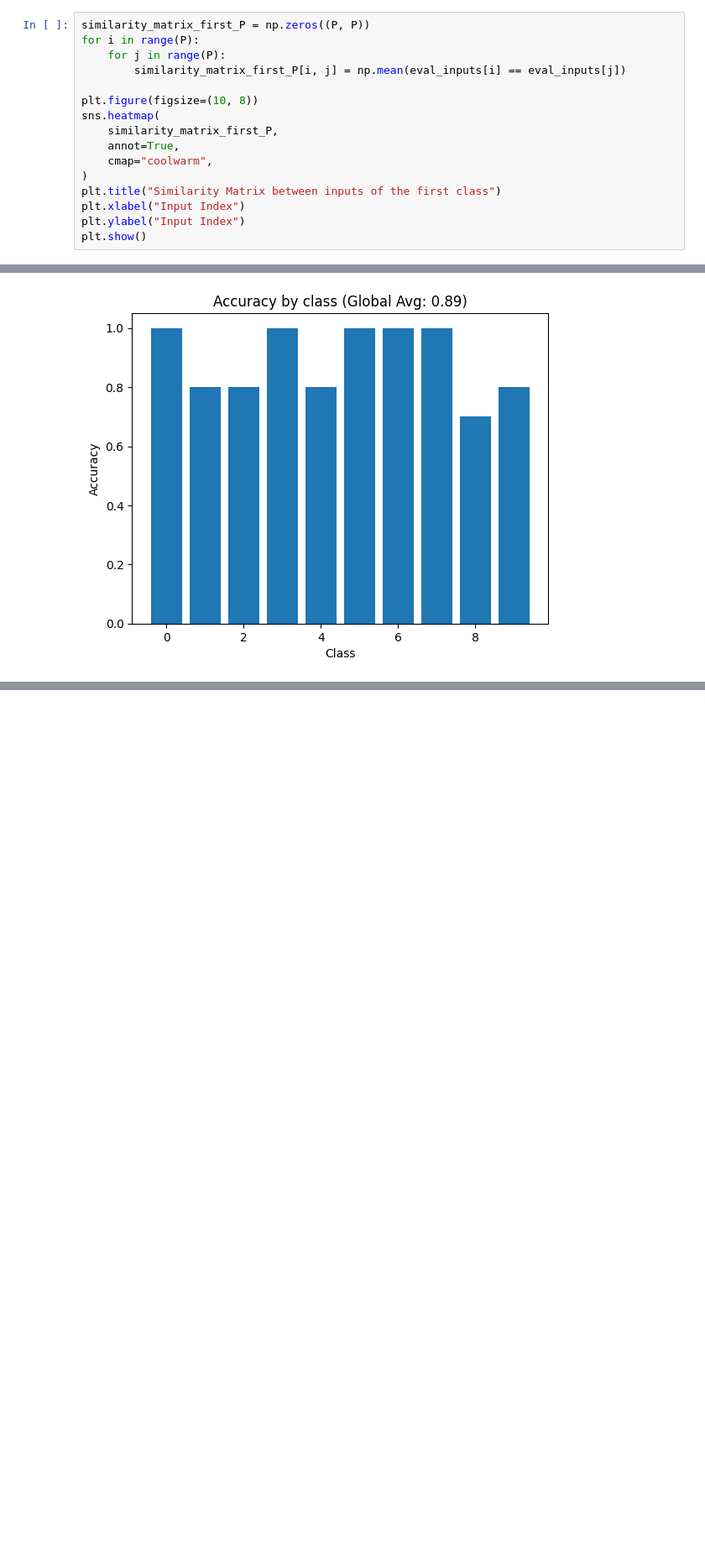
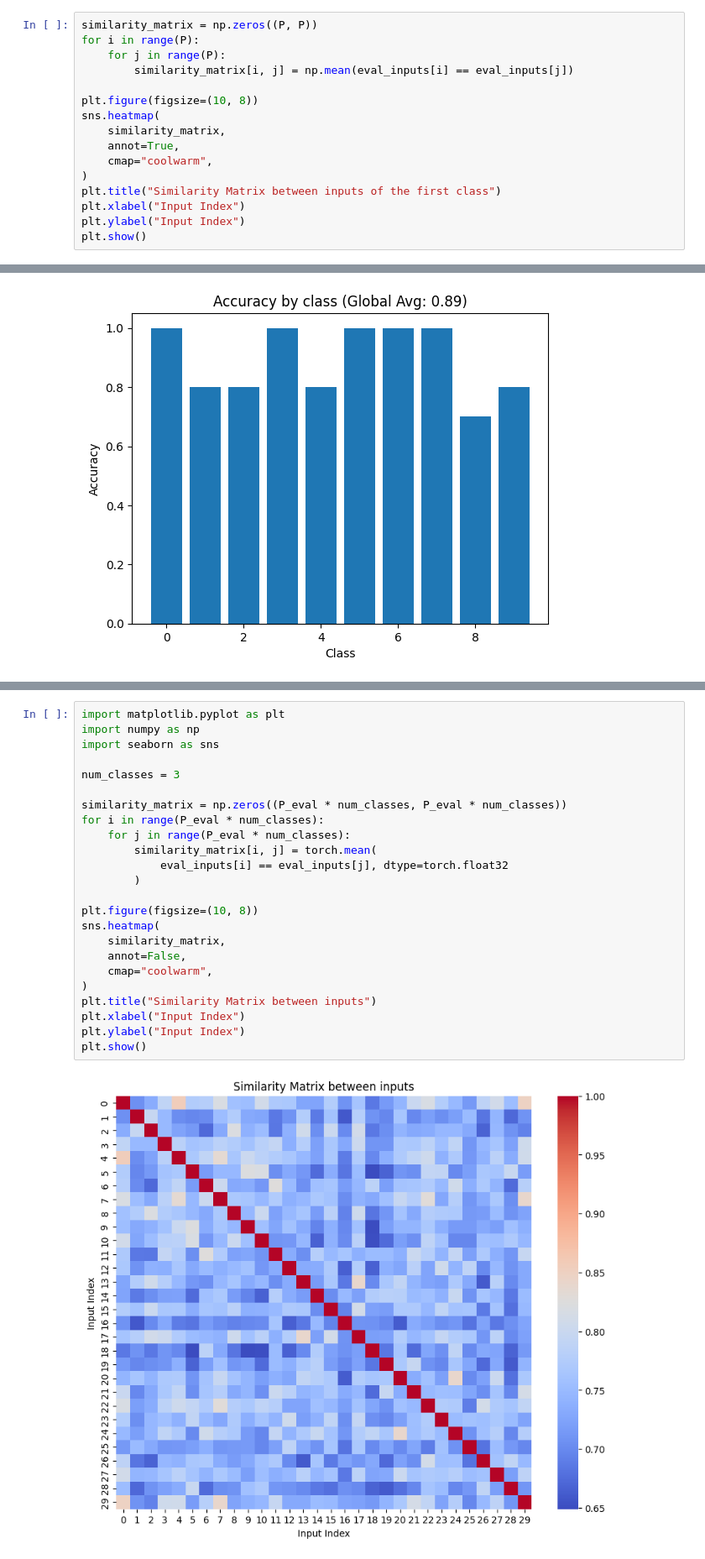
Before and after one commit to mattia-scardecchia/Biological-Learning, a Jupyter notebook: notebooks/explore.ipynb, the cells around one changed output, grey strips where cells are left out. Shown: that part at 84% size. Saved outputs shown, nothing was run; the diff lists cells and outputs as text; blank space fills up the shorter version.

```diff
--- a/notebooks/explore.ipynb
+++ b/notebooks/explore.ipynb
@@ -123,14 +123,14 @@ plt.show()
 # %% [output]
 [figure]
 # %%
-similarity_matrix_first_P = np.zeros((P, P))
+similarity_matrix = np.zeros((P, P))
 for i in range(P):
     for j in range(P):
-        similarity_matrix_first_P[i, j] = np.mean(eval_inputs[i] == eval_inputs[j])
+        similarity_matrix[i, j] = np.mean(eval_inputs[i] == eval_inputs[j])
 
 plt.figure(figsize=(10, 8))
 sns.heatmap(
-    similarity_matrix_first_P,
+    similarity_matrix,
     annot=True,
     cmap="coolwarm",
 )
@@ -199,0 +236,26 @@ plt.show()
+# %%
+import matplotlib.pyplot as plt
+import numpy as np
+import seaborn as sns
+
+num_classes = 3
+
+similarity_matrix = np.zeros((P_eval * num_classes, P_eval * num_classes))
+for i in range(P_eval * num_classes):
+    for j in range(P_eval * num_classes):
+        similarity_matrix[i, j] = torch.mean(
+            eval_inputs[i] == eval_inputs[j], dtype=torch.float32
+        )
+
+plt.figure(figsize=(10, 8))
+sns.heatmap(
+    similarity_matrix,
+    annot=False,
+    cmap="coolwarm",
+)
+plt.title("Similarity Matrix between inputs")
+plt.xlabel("Input Index")
+plt.ylabel("Input Index")
+plt.show()
+# %% [output]
+[figure, added]
```
Also changed, not shown: parts of 15 cells of this notebook, 10 other files.
